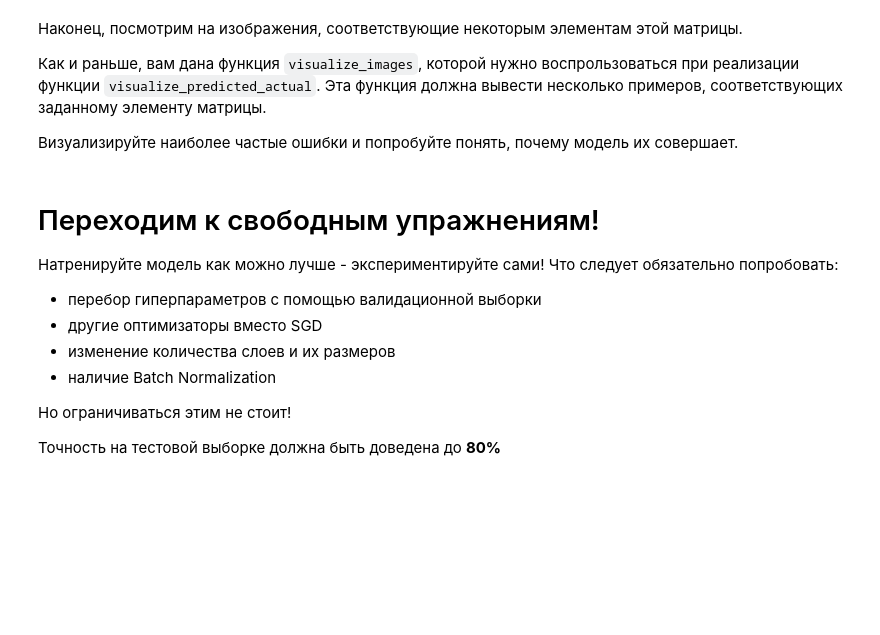
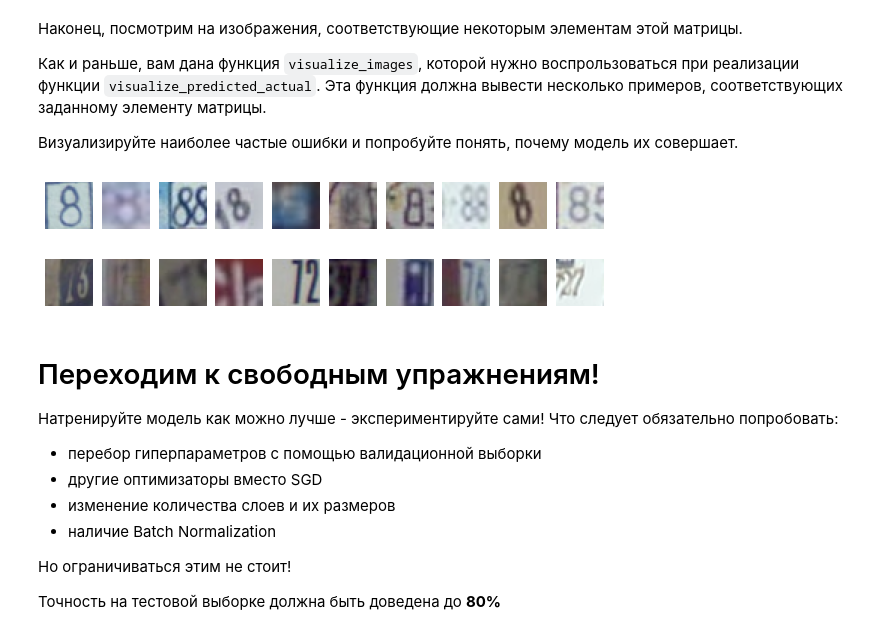
Before and after one commit to Catherine-Labun/dl_course, a Jupyter notebook: assignment2/PyTorch.ipynb, the cells around one changed output. Drawn from its saved outputs; the diff is of its cells as text; code cells hidden in the pictures; blank space fills up the shorter version.

```diff
--- a/assignment2/PyTorch.ipynb
+++ b/assignment2/PyTorch.ipynb
@@ -328,34 +385,39 @@ def visualize_images(indices, data, title='', max_num=10):
     """
     to_show = min(len(indices), max_num)
     fig = plt.figure(figsize=(10,1.5))
     fig.suptitle(title)
     for i, index in enumerate(indices[:to_show]):
         plt.subplot(1,to_show, i+1)
         plt.axis('off')
         sample = data[index][0]
         plt.imshow(sample)
 
 def visualize_predicted_actual(predicted_class, gt_class, predictions, groud_truth, val_indices, data):
     """
     Visualizes images of a ground truth class which were predicted as the other class
 
     predicted: int 0-9, index of the predicted class
     gt_class: int 0-9, index of the ground truth class
     predictions: np array of ints, model predictions for all validation samples
     ground_truth: np array of ints, ground truth for all validation samples
     val_indices: np array of ints, indices of validation samples
     """
 
     # TODO: Implement visualization using visualize_images above
     # predictions and ground_truth are provided for validation set only, defined by val_indices
     # Hint: numpy index arrays might be helpful
     # https://docs.scipy.org/doc/numpy/user/basics.indexing.html#index-arrays
     # Please make the title meaningful!
 
-    raise Exception("Not implemented")
+    indices = val_indices[(predictions == predicted_class) & (groud_truth == gt_class)]
+
+    visualize_images(indices, data)
 
 visualize_predicted_actual(6, 8, predictions, gt, np.array(val_indices), data_train_images)
 visualize_predicted_actual(1, 7, predictions, gt, np.array(val_indices), data_train_images)
+# %% [output]
+[figure, added]
+[figure, added]
 # %% [markdown]
 # Переходим к свободным упражнениям!
 
```
Also changed, not shown: parts of 13 cells of this notebook.
